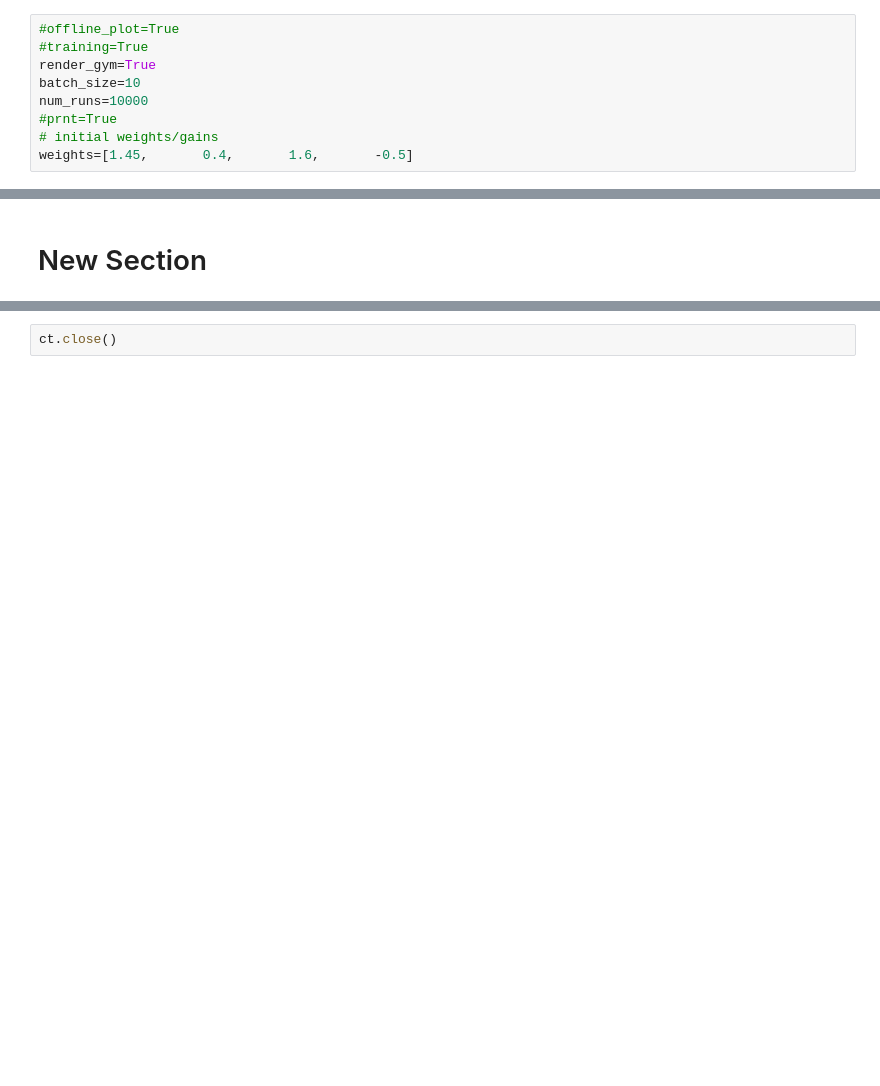
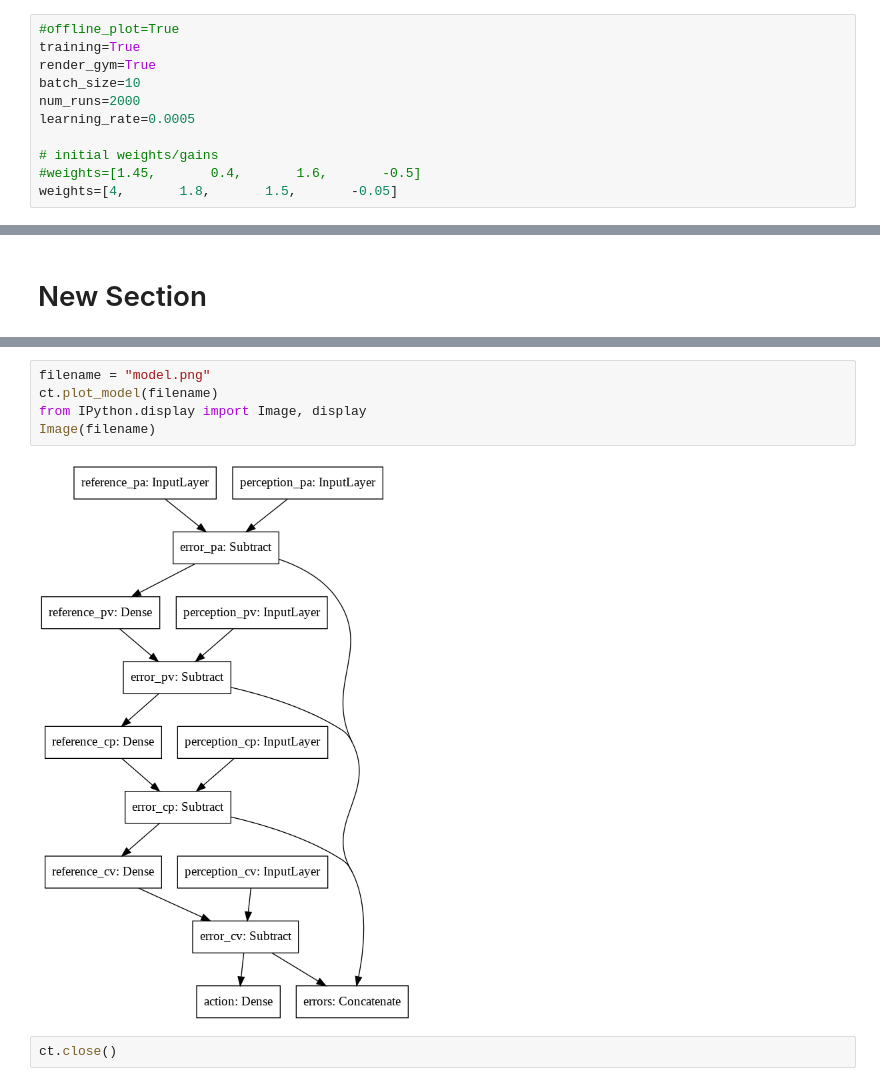
Before and after one commit to ruperty/colab, a Jupyter notebook: learning_cartpole.ipynb, the cells around one changed output, grey strips where cells are left out. Saved outputs shown, nothing was run; the diff lists cells and outputs as text; blank space fills up the shorter version.

```diff
--- a/learning_cartpole.ipynb
+++ b/learning_cartpole.ipynb
@@ -40,13 +33,15 @@ display.start()
 <pyvirtualdisplay.display.Display at 0x...>
 # %%
 #offline_plot=True
-#training=True
+training=True
 render_gym=True
 batch_size=10
-num_runs=10000
-#prnt=True
+num_runs=2000
+learning_rate=0.0005
+
 # initial weights/gains
-weights=[1.45,       0.4,       1.6,       -0.5]
+#weights=[1.45,       0.4,       1.6,       -0.5]
+weights=[4,       1.8,       1.5,       -0.05]
 # %%
 ct = CartpoleTuning( env_name="CartPole-v1", video_wrap=True)
 env = ct.get_env()
@@ -115,3 +114,10 @@ NameError: ignored
+# %%
+filename = "model.png"
+ct.plot_model(filename)
+from IPython.display import Image, display
+Image(filename)
+# %% [output]
+[figure, added]
 # %%
 ct.close()
 # %%
```
Also changed, not shown: parts of 10 cells of this notebook.
